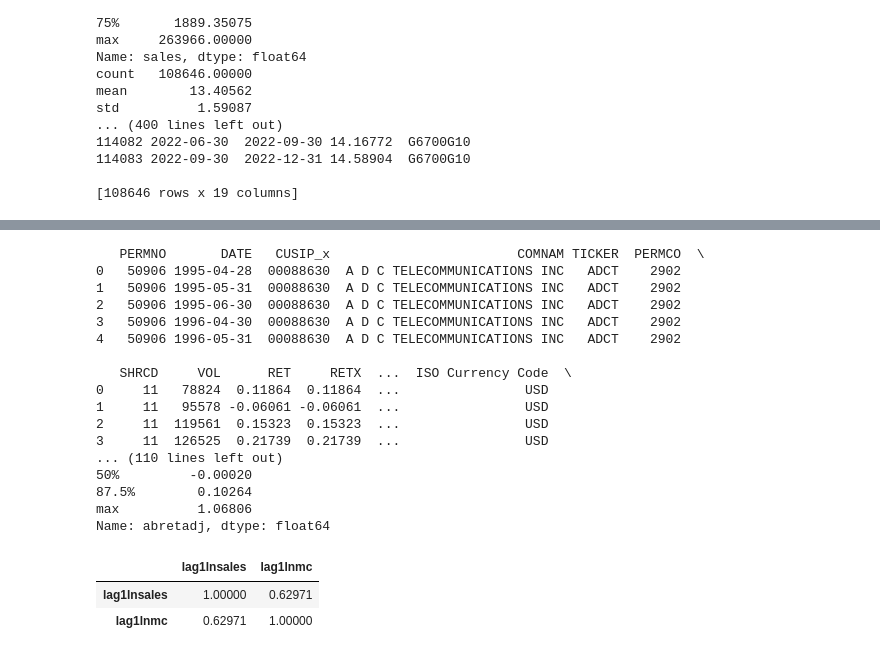
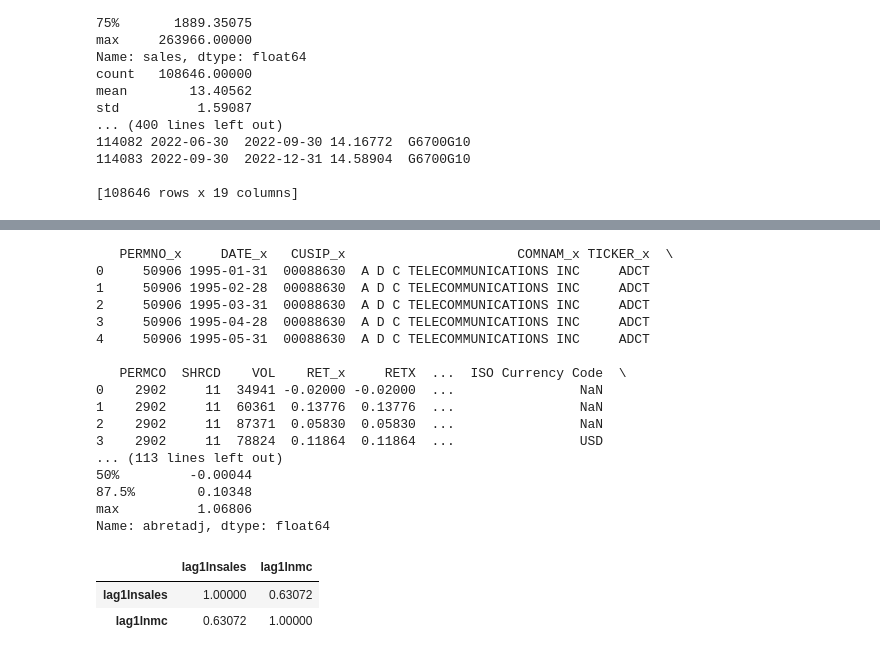
Before and after one commit to maximosnolan/FIN427Project1, a Jupyter notebook: Project1.ipynb, the cells around one changed output, grey strips where cells are left out. Saved outputs shown, nothing was run; the diff lists cells and outputs as text; code cells hidden in the pictures.

Commit message:
updated for daily RSI

```diff
--- a/Project1.ipynb
+++ b/Project1.ipynb
@@ -89,0 +90,20 @@ returns1 = returns1.reset_index(drop=True)
+# %%
+#Create RSI for past days
+dailyReturns = pd.read_csv(path + 'dailyPrices.csv')
+dailyReturns['RET'] = pd.to_numeric(dailyReturns['RET'], errors='coerce')
+dailyReturns['Up'] = np.where(dailyReturns['RET'] >= 0, 1, 0)
+dailyReturns['Down'] = np.where(dailyReturns['RET'] < 0, 1, 0)
+dailyReturns['UpDownRatio'] = dailyReturns['Up'].rolling(rollingAmt).mean() / dailyReturns['Down'].rolling(rollingAmt).mean()
+dailyReturns['RSI'] = 100 - 100 / ( 1 + dailyReturns['UpDownRatio'] )
+dailyReturns["RSI"] = dailyReturns["RSI"].fillna(50)
+dailyReturns['RSI'] = dailyReturns['RSI'].shift(-2)
+dailyReturns = dailyReturns[:-1]
+dailyReturns = dailyReturns.reset_index(drop=True)
+# Now set the RSI for the quarters
+# %%
+dailyReturns['Date']= pd.to_datetime(dailyReturns['adj-date'])
+# %%
+#Combine
+bigOne = returns1.merge(dailyReturns, how='left', left_on=['CUSIP', 'DATE'], right_on=['CUSIP', 'Date'])
+# %%
+bigOne.dropna(inplace = True)
@@ -90,40 +130,40 @@ returns1 = returns1.reset_index(drop=True)
 # %%
-combined1 = returns1.merge(sales1, how='inner', left_on=['CUSIP', 'quarter'], right_on=['cusip8', 'leadquarter'])
+combined1 = bigOne.merge(sales1, how='left', left_on=['CUSIP', 'quarter'], right_on=['cusip8', 'leadquarter'])
 combined1.rename(columns={'sales': 'lag1sales', 'lnsales': 'lag1lnsales'}, inplace=True)
 print(combined1.head())
 print(combined1.columns)
 print(len(returns1.index))
 print(len(sales1.index))
 print(len(combined1.index))
 print(combined1.lag1sales.describe(percentiles=[0.125, 0.875]))
 print(combined1.lag1mc.describe(percentiles=[0.125, 0.875]))
 print(combined1.lag1lnsales.describe(percentiles=[0.125, 0.875]))
 print(combined1.lag1lnmc.describe(percentiles=[0.125, 0.875]))
 print(combined1.retadj.describe(percentiles=[0.125, 0.875]))
 print(combined1.bmret.describe(percentiles=[0.125, 0.875]))
 print(combined1.abretadj.describe(percentiles=[0.125, 0.875]))
 
 # Compute the correlation between lnsales and lag1lnmc
 dfcorr = combined1[['lag1lnsales', 'lag1lnmc']].copy()
 dfcorr.corr(method='pearson')
 # %% [output]
-   PERMNO       DATE   CUSIP_x                        COMNAM TICKER  PERMCO  \
-0   50906 1995-04-28  00088630  A D C TELECOMMUNICATIONS INC   ADCT    2902
-1   50906 1995-05-31  00088630  A D C TELECOMMUNICATIONS INC   ADCT    2902
-2   50906 1995-06-30  00088630  A D C TELECOMMUNICATIONS INC   ADCT    2902
-3   50906 1996-04-30  00088630  A D C TELECOMMUNICATIONS INC   ADCT    2902
-4   50906 1996-05-31  00088630  A D C TELECOMMUNICATIONS INC   ADCT    2902
+   PERMNO_x     DATE_x   CUSIP_x                      COMNAM_x TICKER_x  \
+0     50906 1995-01-31  00088630  A D C TELECOMMUNICATIONS INC     ADCT
+1     50906 1995-02-28  00088630  A D C TELECOMMUNICATIONS INC     ADCT
+2     50906 1995-03-31  00088630  A D C TELECOMMUNICATIONS INC     ADCT
+3     50906 1995-04-28  00088630  A D C TELECOMMUNICATIONS INC     ADCT
+4     50906 1995-05-31  00088630  A D C TELECOMMUNICATIONS INC     ADCT
 
-   SHRCD     VOL      RET     RETX  ...  ISO Currency Code  \
-0     11   78824  0.11864  0.11864  ...                USD
-1     11   95578 -0.06061 -0.06061  ...                USD
-2     11  119561  0.15323  0.15323  ...                USD
-3     11  126525  0.21739  0.21739  ...                USD
-... (110 lines left out)
-50%         -0.00020
-87.5%        0.10264
+   PERMCO  SHRCD    VOL    RET_x     RETX  ...  ISO Currency Code  \
+0    2902     11  34941 -0.02000 -0.02000  ...                NaN
+1    2902     11  60361  0.13776  0.13776  ...                NaN
+2    2902     11  87371  0.05830  0.05830  ...                NaN
+3    2902     11  78824  0.11864  0.11864  ...                USD
+... (113 lines left out)
+50%         -0.00044
+87.5%        0.10348
 max          1.06806
 Name: abretadj, dtype: float64
 |  | lag1lnsales | lag1lnmc |
-| lag1lnsales | 1.00000 | 0.62971 |
-| lag1lnmc | 0.62971 | 1.00000 |
+| lag1lnsales | 1.00000 | 0.63072 |
+| lag1lnmc | 0.63072 | 1.00000 |
```
Also changed, not shown: parts of 7 cells of this notebook, 1 other file.
